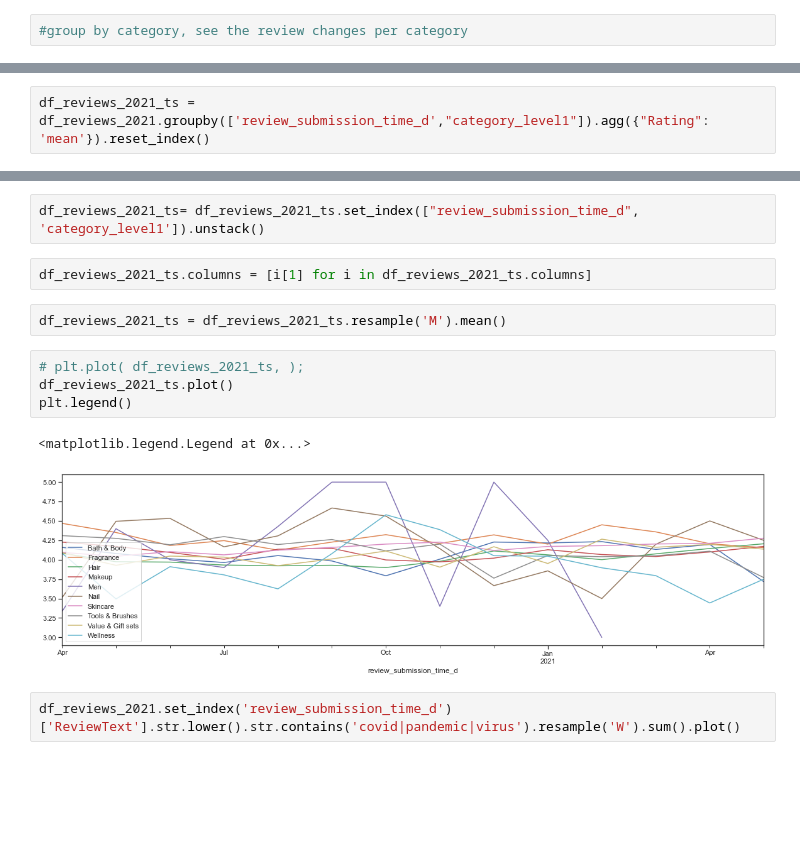
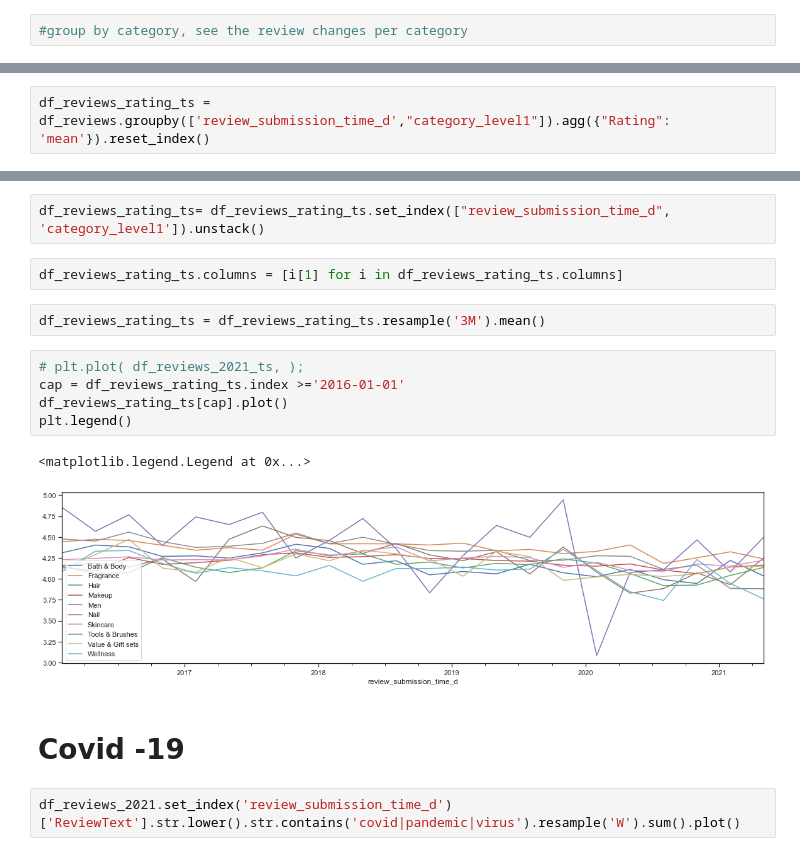
Before and after one commit to einslulu/Sephora_Review_Analysis, a Jupyter notebook: Data_Manipulation_and_Analysis.ipynb, the cells around one changed output, grey strips where cells are left out. Saved outputs shown, nothing was run; the diff lists cells and outputs as text; blank space fills up the shorter version.

Commit message:
use df_review to plot review count and rating from 2016 - now

```diff
--- a/Data_Manipulation_and_Analysis.ipynb
+++ b/Data_Manipulation_and_Analysis.ipynb
@@ -939,2 +920,2 @@ plt.legend()
 # %%
-df_reviews_2021_ts = df_reviews_2021.groupby(['review_submission_time_d',"category_level1"]).agg({"Rating": 'mean'}).reset_index()
+df_reviews_rating_ts = df_reviews.groupby(['review_submission_time_d',"category_level1"]).agg({"Rating": 'mean'}).reset_index()
@@ -957,16 +922,19 @@ df_reviews_2021_ts
 # %%
-df_reviews_2021_ts= df_reviews_2021_ts.set_index(["review_submission_time_d", 'category_level1']).unstack()
+df_reviews_rating_ts= df_reviews_rating_ts.set_index(["review_submission_time_d", 'category_level1']).unstack()
 # %%
-df_reviews_2021_ts.columns = [i[1] for i in df_reviews_2021_ts.columns]
+df_reviews_rating_ts.columns = [i[1] for i in df_reviews_rating_ts.columns]
 # %%
-df_reviews_2021_ts = df_reviews_2021_ts.resample('M').mean()
+df_reviews_rating_ts = df_reviews_rating_ts.resample('3M').mean()
 # %%
 # plt.plot( df_reviews_2021_ts, );
-df_reviews_2021_ts.plot()
+cap = df_reviews_rating_ts.index >='2016-01-01'
+df_reviews_rating_ts[cap].plot()
 plt.legend()
 # %% [output]
 <matplotlib.legend.Legend at 0x...>
-[figure, old version]
+[figure, new version]
+# %% [markdown]
+# Covid -19
 # %%
 df_reviews_2021.set_index('review_submission_time_d')['ReviewText'].str.lower().str.contains('covid|pandemic|virus').resample('W').sum().plot()
 # %% [output]
```
Also changed, not shown: parts of 21 cells of this notebook.
